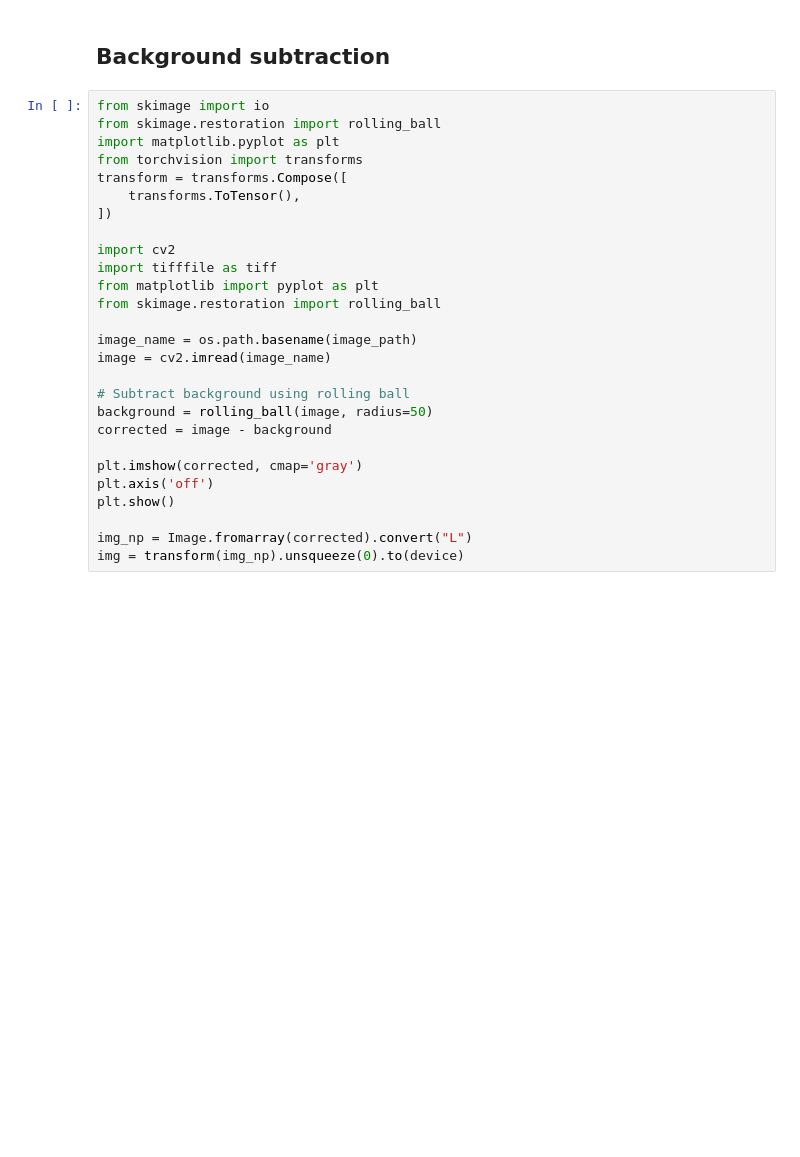
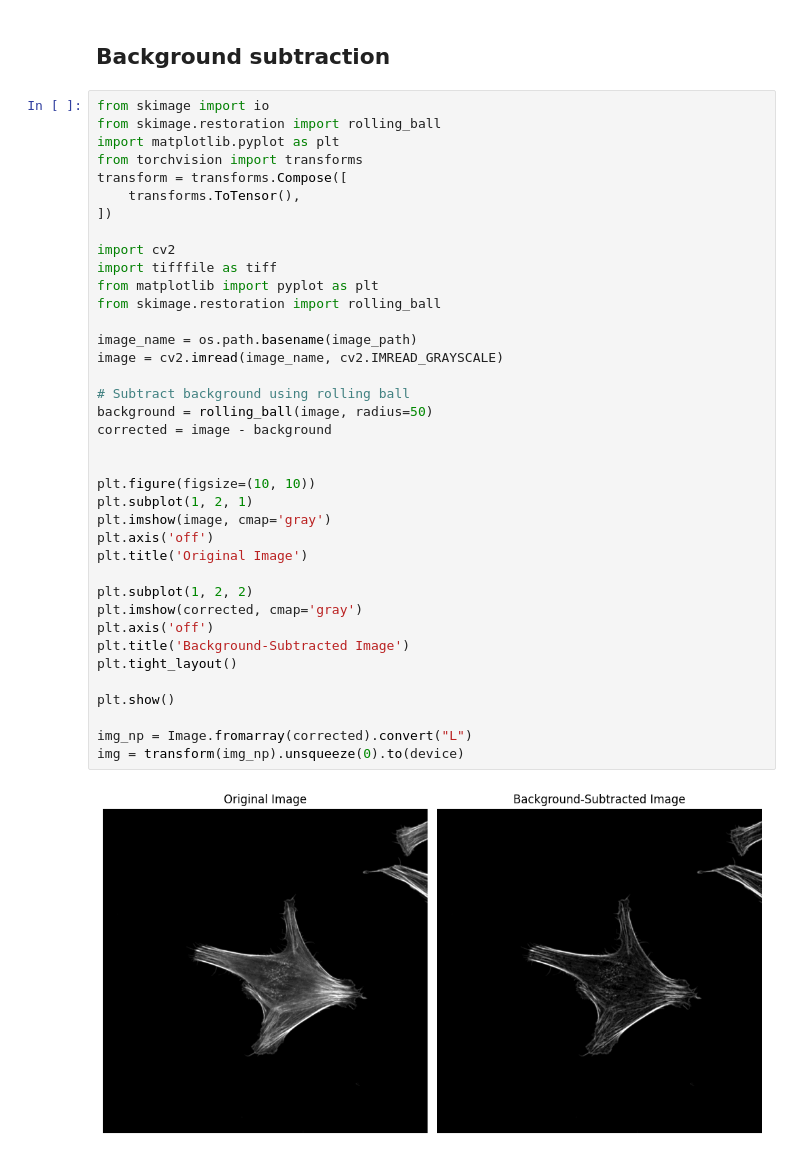
Before and after one commit to Carleton-CTE-Lab/FAST, a Jupyter notebook: inference_demo.ipynb, the cells around one changed output. Saved outputs shown, nothing was run; the diff lists cells and outputs as text; blank space fills up the shorter version.

```diff
--- a/inference_demo.ipynb
+++ b/inference_demo.ipynb
@@ -74,28 +75,41 @@ plt.show()
 # %%
 from skimage import io
 from skimage.restoration import rolling_ball
 import matplotlib.pyplot as plt
 from torchvision import transforms
 transform = transforms.Compose([
     transforms.ToTensor(),
 ])
 
 import cv2
 import tifffile as tiff
 from matplotlib import pyplot as plt
 from skimage.restoration import rolling_ball
 
 image_name = os.path.basename(image_path)
-image = cv2.imread(image_name)
+image = cv2.imread(image_name, cv2.IMREAD_GRAYSCALE)
 
 # Subtract background using rolling ball
 background = rolling_ball(image, radius=50)
 corrected = image - background
 
+
+plt.figure(figsize=(10, 10))
+plt.subplot(1, 2, 1)
+plt.imshow(image, cmap='gray')
+plt.axis('off')
+plt.title('Original Image')
+
+plt.subplot(1, 2, 2)
 plt.imshow(corrected, cmap='gray')
 plt.axis('off')
+plt.title('Background-Subtracted Image')
+plt.tight_layout()
+
 plt.show()
 
 img_np = Image.fromarray(corrected).convert("L")
 img = transform(img_np).unsqueeze(0).to(device)
+# %% [output]
+[figure, added]
 # %% [markdown]
```
Also changed, not shown: parts of 4 cells of this notebook.
